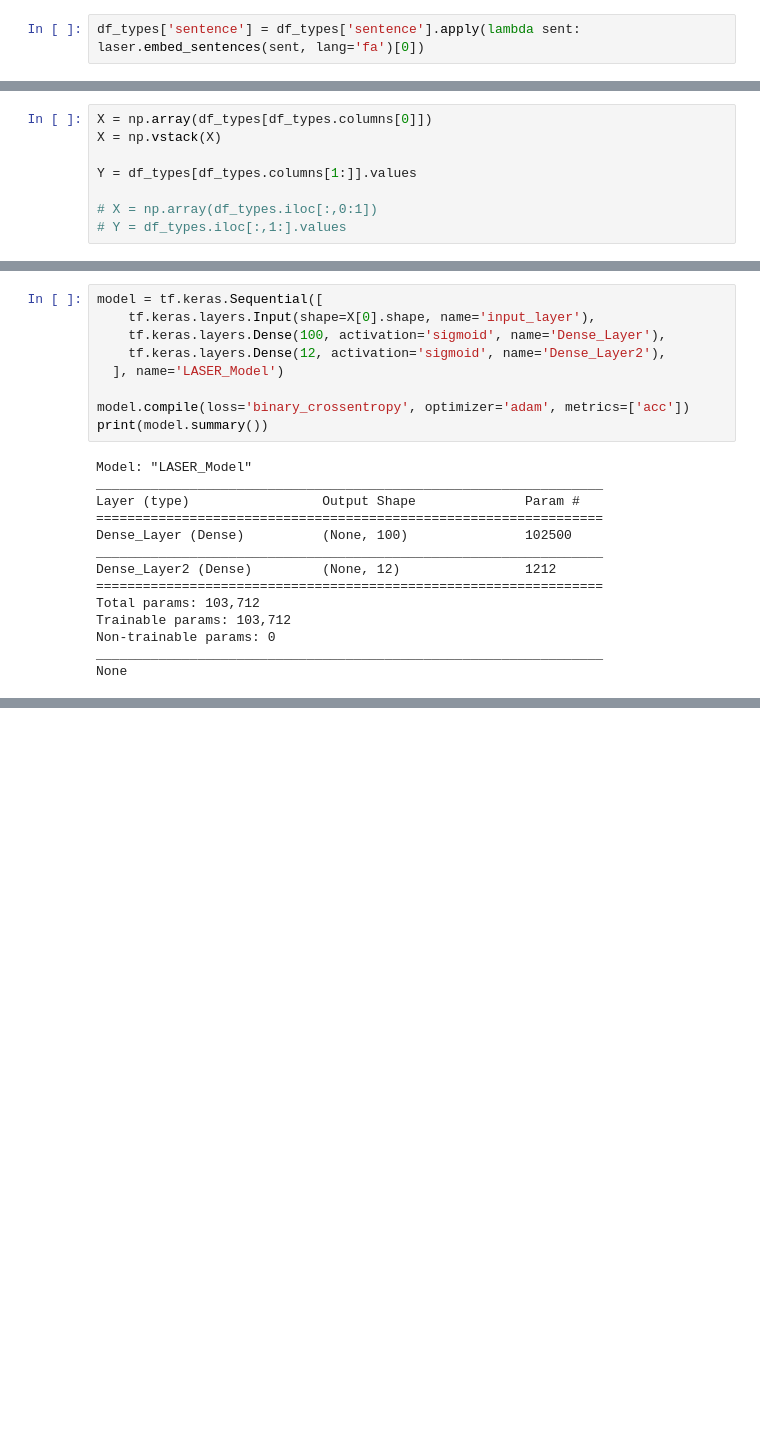
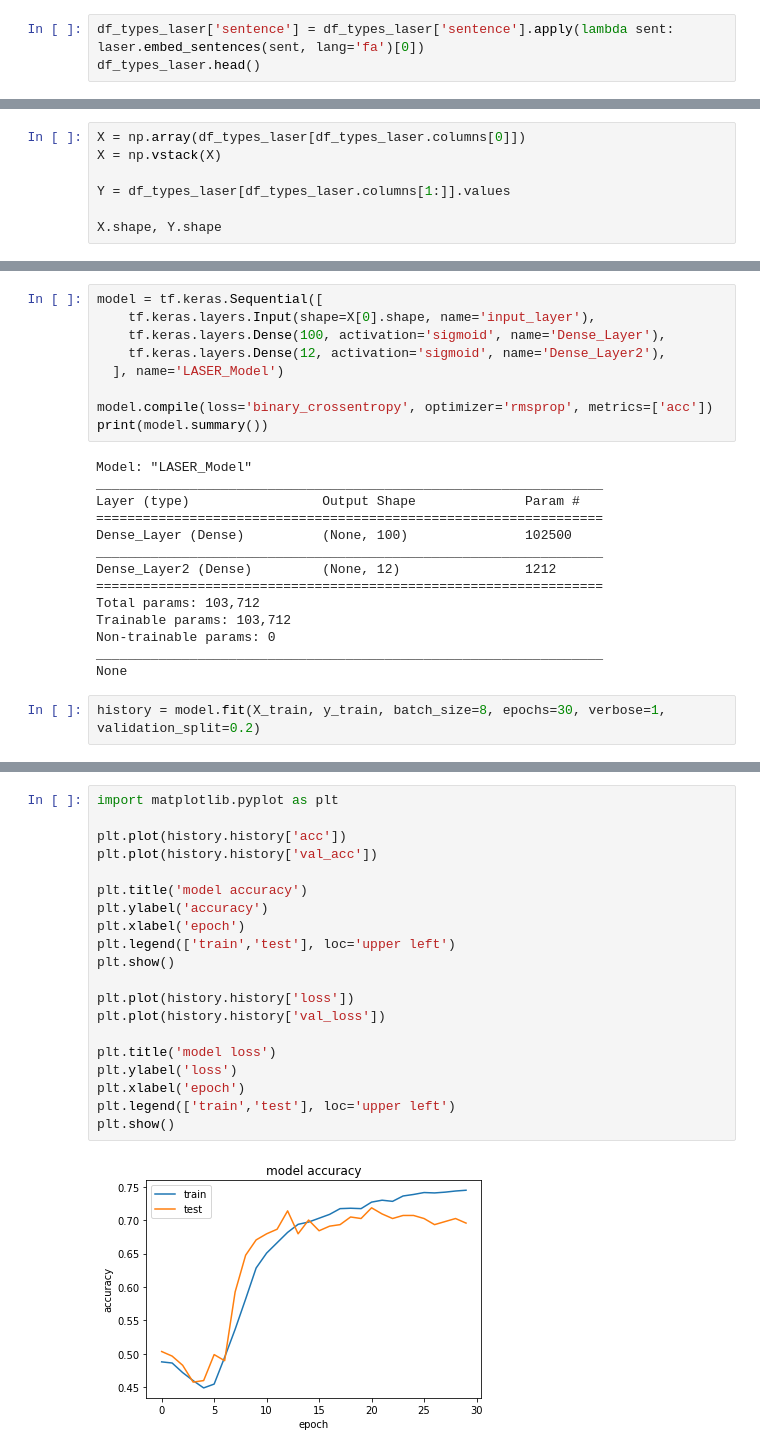
Before and after one commit to AliAkbarBadri/q-type-topic, a Jupyter notebook: LSTM.ipynb, the cells around one changed output, grey strips where cells are left out. Saved outputs shown, nothing was run; the diff lists cells and outputs as text; blank space fills up the shorter version.

```diff
--- a/LSTM.ipynb
+++ b/LSTM.ipynb
@@ -238,2 +147,3 @@ df_types = pd.read_csv("/content/drive/My Drive/topics-for-types/df_types.csv")
 # %%
-df_types['sentence'] = df_types['sentence'].apply(lambda sent: laser.embed_sentences(sent, lang='fa')[0])
+df_types_laser['sentence'] = df_types_laser['sentence'].apply(lambda sent: laser.embed_sentences(sent, lang='fa')[0])
+df_types_laser.head()
@@ -253,8 +150,7 @@ df_types.shape
 # %%
-X = np.array(df_types[df_types.columns[0]])
+X = np.array(df_types_laser[df_types_laser.columns[0]])
 X = np.vstack(X)
 
-Y = df_types[df_types.columns[1:]].values
+Y = df_types_laser[df_types_laser.columns[1:]].values
 
-# X = np.array(df_types.iloc[:,0:1])
-# Y = df_types.iloc[:,1:].values
+X.shape, Y.shape
@@ -271,7 +169,7 @@ model = tf.keras.Sequential([
     tf.keras.layers.Dense(12, activation='sigmoid', name='Dense_Layer2'),
   ], name='LASER_Model')
 
-model.compile(loss='binary_crossentropy', optimizer='adam', metrics=['acc'])
+model.compile(loss='binary_crossentropy', optimizer='rmsprop', metrics=['acc'])
 print(model.summary())
 # %% [output]
 Model: "LASER_Model"
@@ -287,3 +185,5 @@ Trainable params: 103,712
 Non-trainable params: 0
 _________________________________________________________________
 None
+# %%
+history = model.fit(X_train, y_train, batch_size=8, epochs=30, verbose=1, validation_split=0.2)
@@ -289,0 +217,22 @@ None
+# %%
+import matplotlib.pyplot as plt
+
+plt.plot(history.history['acc'])
+plt.plot(history.history['val_acc'])
+
+plt.title('model accuracy')
+plt.ylabel('accuracy')
+plt.xlabel('epoch')
+plt.legend(['train','test'], loc='upper left')
+plt.show()
+
+plt.plot(history.history['loss'])
+plt.plot(history.history['val_loss'])
+
+plt.title('model loss')
+plt.ylabel('loss')
+plt.xlabel('epoch')
+plt.legend(['train','test'], loc='upper left')
+plt.show()
+# %% [output]
+[figure, added]
```
Also changed, not shown: parts of 64 cells of this notebook.
